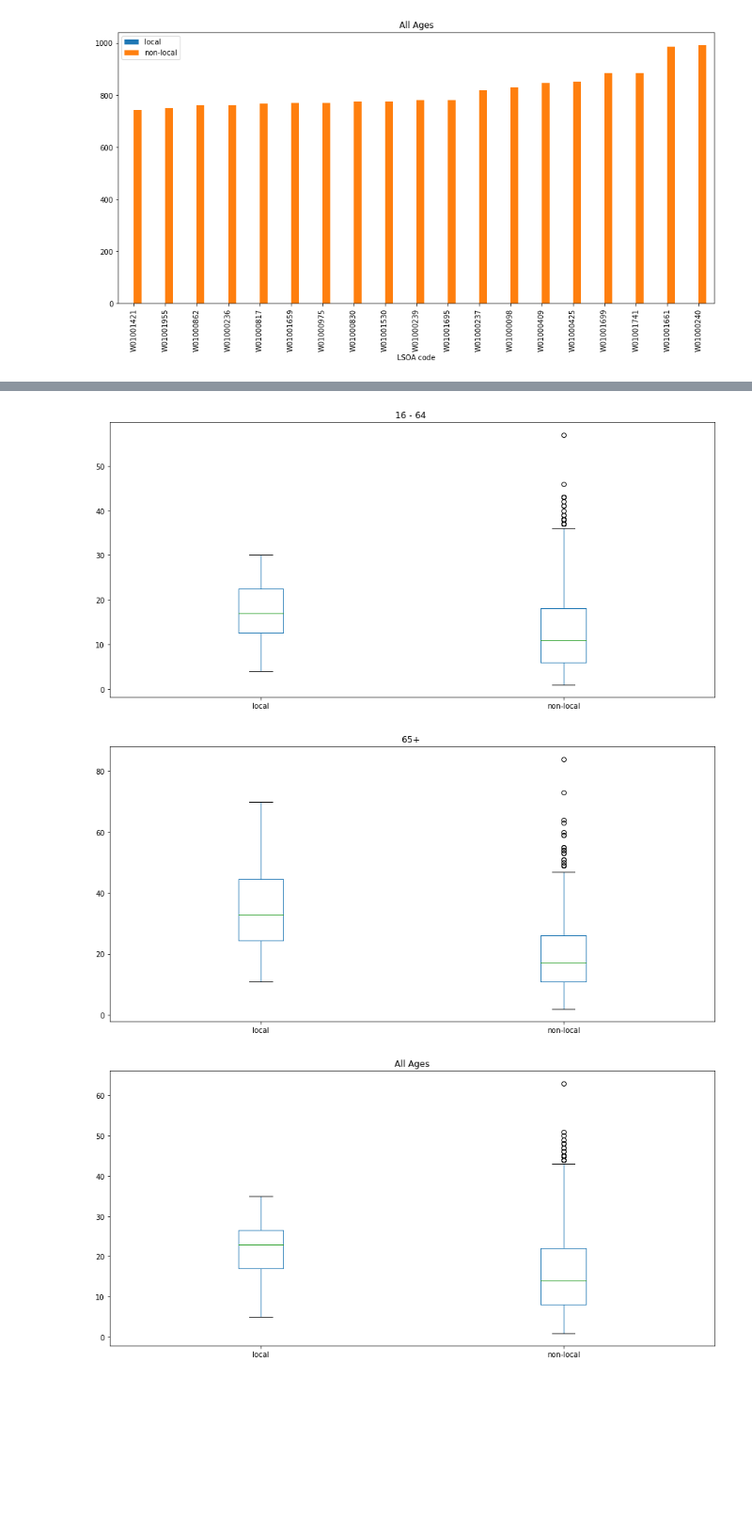
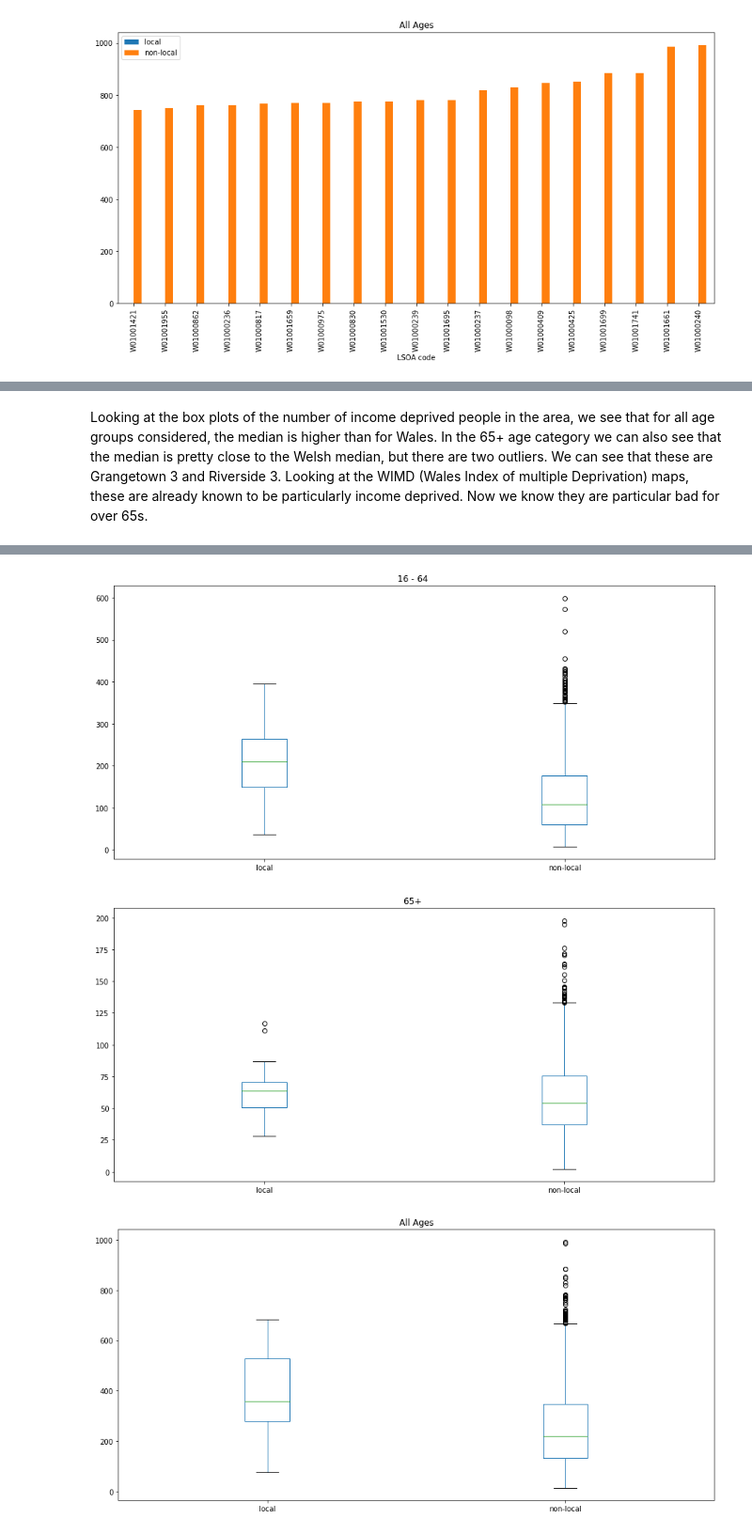
Before and after one commit to idorrington92/SRCDC_cardiff_data_analysis, a Jupyter notebook: codes/employment/Income_deprivation_analysis.ipynb, the cells around one changed output, grey strips where cells are left out. Shown at 94% size. Saved outputs shown, nothing was run; the diff lists cells and outputs as text; code cells hidden in the pictures; blank space fills up the shorter version.

```diff
--- a/codes/employment/Income_deprivation_analysis.ipynb
+++ b/codes/employment/Income_deprivation_analysis.ipynb
@@ -155,6 +177,6 @@ Now we will look at the total number of people with no central heating, rather t
 # %%
-lsoa_name_to_code_dict = np.load("/Users/iain/Documents/SRCDC_cardiff_data_analysis/codes/age/name_to_code_dict.npy").item(0)
-file = '/Users/iain/Documents/SRCDC_cardiff_data_analysis/codes/age/age.xlsx'
+lsoa_name_to_code_dict = np.load("../utilities/name_to_code_dict.npy").item(0)
+file = '../age/age.xlsx'
 ages = pd.read_excel(file,skiprows=1)
 ages = ages.drop(columns=['Unnamed: 0', 'Unnamed: 1', 'Unnamed: 2', 'Unnamed: 3'])
 ages = ages.drop([0,1,2,3])
@@ -234,4 +279,6 @@ top_1_10_pc_df.plot(kind='bar')
+# %% [markdown]
+Looking at the box plots of the number of income deprived people in the area, we see that for all age groups considered, the median is higher than for Wales. In the 65+ age category we can also see that the median is pretty close to the Welsh median, but there are two outliers. We can see that these are Grangetown 3 and Riverside 3. Looking at the WIMD (Wales Index of multiple Deprivation) maps, these are already known to be particularly income deprived. Now we know they are particular bad for over 65s.
 # %%
 for stat in data_num_ppl.drop(columns = ['local']).keys():
-    top_1pc_local[stat] = plot_two_data_sets(stat=stat,data=data,kind='box')
+    plot_two_data_sets(stat=stat,data=data_num_ppl,kind='box')
 # %% [output]
@@ -239,3 +286,3 @@ for stat in data_num_ppl.drop(columns = ['local']).keys():
-[figure, old version]
+[figure, new version]
-[figure, old version]
+[figure, new version]
-[figure, old version]
+[figure, new version]
```
Also changed, not shown: parts of 42 cells of this notebook.
